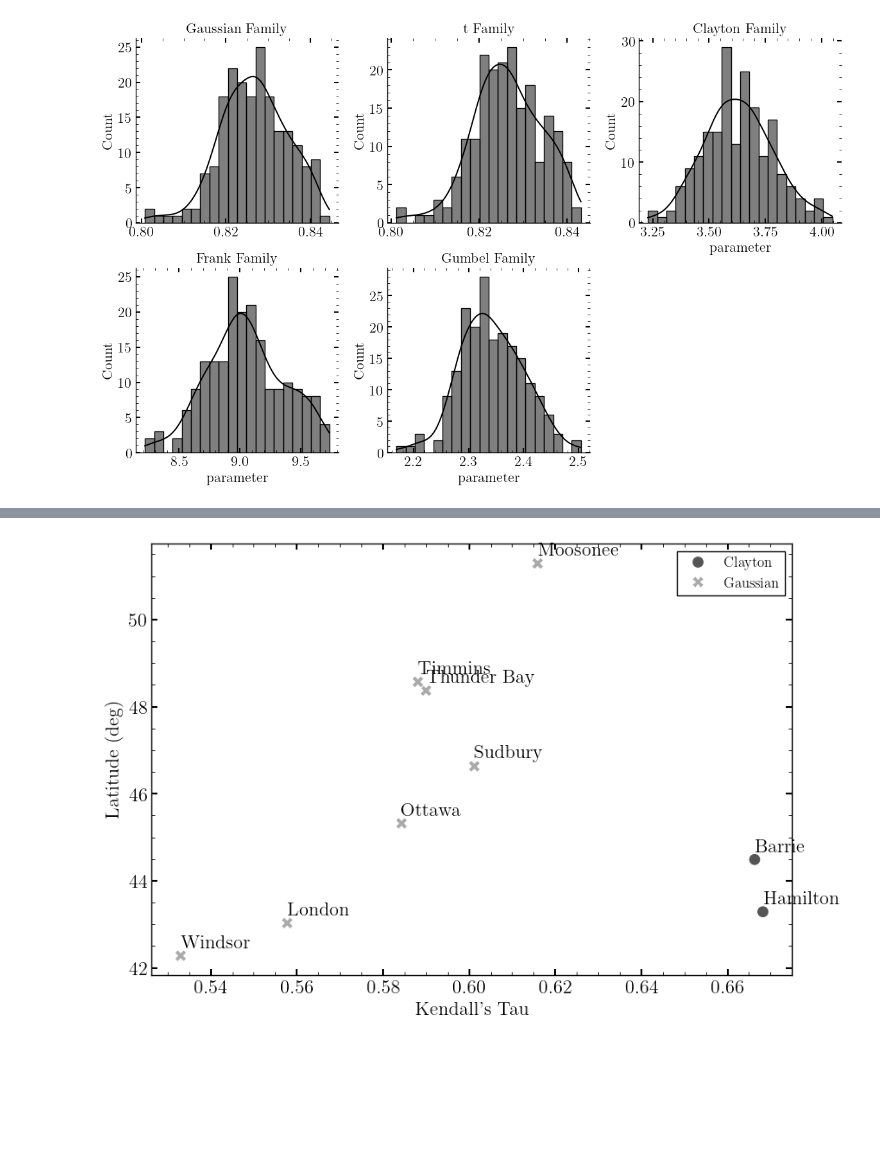
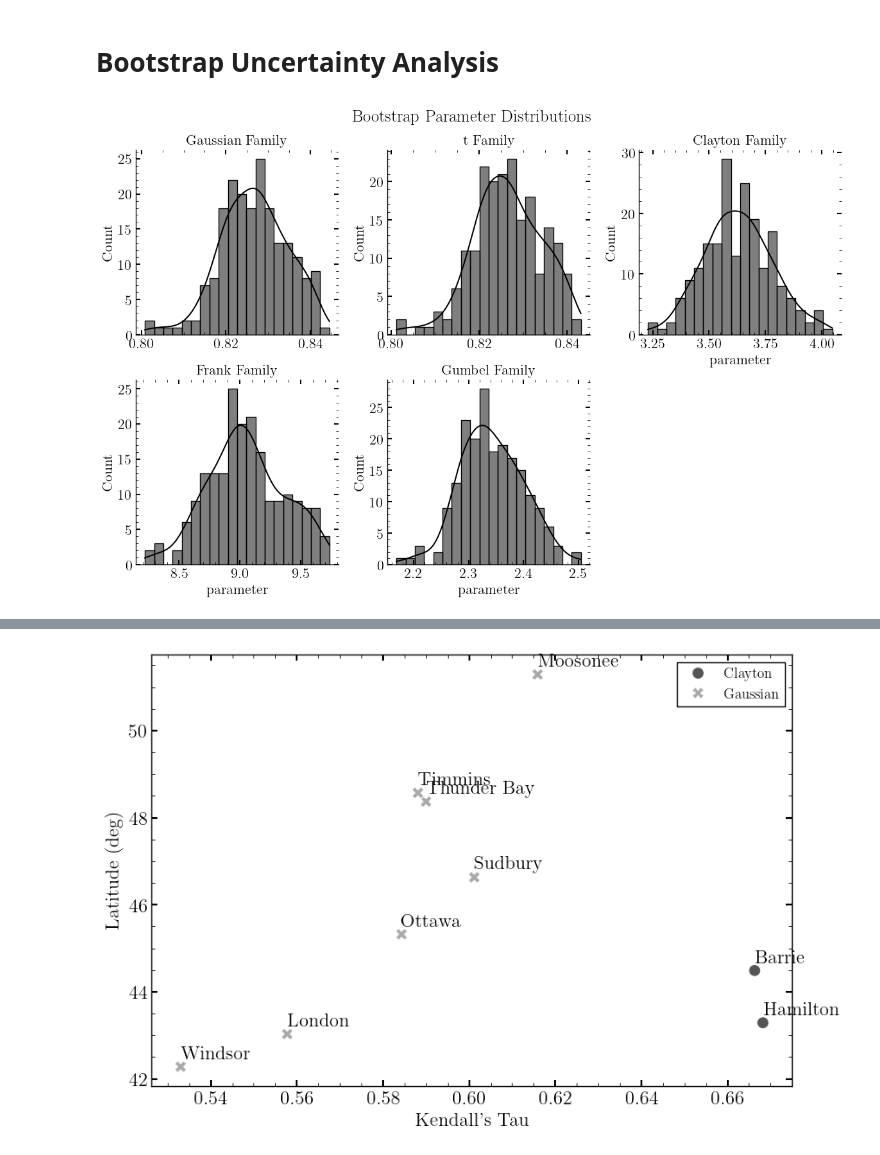
Before and after one commit to abdelrahmanaltawil/publications-implementation, a Jupyter notebook: Dependency Structure of Rainfall Events in Runoff Modeling Using Copulas/notebooks/03_sensitivity_uncertainty_analysis_plotting.ipynb, the cells around one changed output, grey strips where cells are left out. Saved outputs shown, nothing was run; the diff lists cells and outputs as text; code cells hidden in the pictures; blank space fills up the shorter version.

```diff
--- a/Dependency Structure of Rainfall Events in Runoff Modeling Using Copulas/notebooks/03_sensitivity_uncertainty_analysis_plotting.ipynb
+++ b/Dependency Structure of Rainfall Events in Runoff Modeling Using Copulas/notebooks/03_sensitivity_uncertainty_analysis_plotting.ipynb
@@ -69,0 +1,13 @@ plt.show()
+# %%
+from pathlib import Path
+import numpy as np
+import pandas as pd
+import seaborn as sns
+import matplotlib as mpl
+import matplotlib.pyplot as plt
+import matplotlib.ticker as ticker
+from matplotlib.ticker import MultipleLocator
+
+# input data
+plt.style.use("../data/inputs/ploting.mplstyle")
+results_dir = Path("../data/results/MULTI-STATIONS -- 20251223_042417 -- ed4d/HAMILTON RBG CS - 6153301")
@@ -69,0 +16,5 @@ plt.show()
+# %%
+bootstrap = pd.read_csv(results_dir / "03_sensitivity__uncertainty_analysis/01_bootstrap_uncertainty.csv")
+sensitivity = pd.read_csv(results_dir / "03_sensitivity__uncertainty_analysis/02_sensitivity_analysis.csv")
+print("Data loaded successfully.")
+display(bootstrap)
@@ -70,14 +36,19 @@ plt.show()
+# %% [markdown]
+# Bootstrap Uncertainty Analysis
 # %%
+"""
+Plotting bootstrap parameter distrebution
+"""
 # Create a FacetGrid allows each plot to have its own scale (sharex=False)
-g = sns.FacetGrid(df, col="copula_type", col_wrap=3, sharex=False, sharey=False, height=4)
+g = sns.FacetGrid(bootstrap, col="copula_type", col_wrap=3, sharex=False, sharey=False, height=4)
 
 # Map a histogram or KDE (Kernel Density Estimate) to show distribution shape
 g.map(sns.histplot, "parameter", kde=True, bins=20)
 
 g.set_titles("{col_name} Family")
 plt.subplots_adjust(top=0.9)
-# g.fig.suptitle('Bootstrap Parameter Uncertainty (Independent Scales)')
-plt.savefig(save_path+"bootstrap_para.pdf", bbox_inches='tight')
+g.fig.suptitle('Bootstrap Parameter Distributions')
+# plt.savefig(save_path+"bootstrap_para.pdf", bbox_inches='tight')
 plt.show()
 # %% [output]
-[figure, old version]
+[figure, new version]
```
Also changed, not shown: parts of 12 cells of this notebook, 6 other files.
